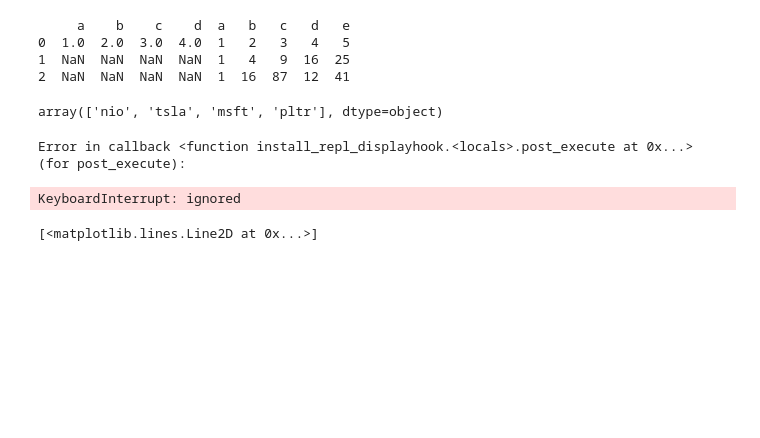
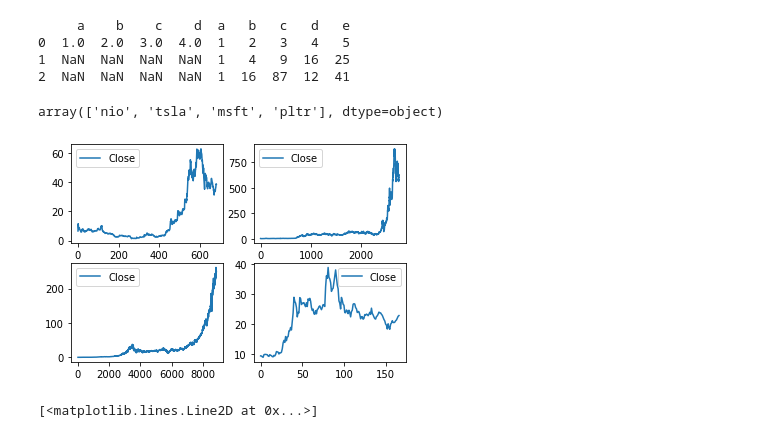
Before and after one commit to Konoko2004/TheProject, a Jupyter notebook: yFinance.ipynb, the cells around one changed output. Drawn from its saved outputs; the diff is of its cells as text; code cells hidden in the pictures; blank space fills up the shorter version.

```diff
--- a/yFinance.ipynb
+++ b/yFinance.ipynb
@@ -89,45 +90,38 @@ array(['nio', 'tsla', 'msft', 'pltr'], dtype=object)
 # %%
 
 
 #Store each ticker in a list with seperate index
 #so that we can plot each stock later on
 
 TickerDF = []
 stock_count = len(stockList['Ticker'].unique())
 for i in stockList['Ticker'].unique():
     TickerDF.append(stockList[stockList['Ticker'] ==i])
 
 #set plt figure axes
 df_counter = 0
 nrow = 2
 ncol = 2
 
 
 #create subplots
 # plt.subplots() is a function that returns a tuple containing a figure and axes object(s).
 # Thus when using fig, ax = plt.subplots() you unpack this tuple into the variables fig and ax.
 # fig, axes = plt.subplots  is more concise than using fig = plt.figure()
 
 fig, axes = plt.subplots(nrow, ncol)
 
+for i in range(nrow):
 
+    for j in range(ncol):
 
-for i in range(nrow):
-  for j in range(ncol):
-    if len(TickerDF) > df_counter:
-      # TickerDF[1][['Date','Close']].plot(ax=axes[i,j])
-      axes[i,j].plot(TickerDF[df_counter]['Date'],TickerDF[df_counter]['Close'])
-      df_counter += 1
+        if (len(TickerDF) > df_counter):
 
-# fig =plt.figure()
+            TickerDF[df_counter][['Date','Close']].plot(ax=axes[i,j])
 
-# axes1 = fig.add_subplot(2,2,1)
-# axes2 = fig.add_subplot(2,2,2)
-# axes3 = fig.add_subplot(2,2,3)
-# axes4 = fig.add_subplot(2,2,4)
+            df_counter += 1
 # %% [output]
-Error in callback <function install_repl_displayhook.<locals>.post_execute at 0x...> (for post_execute):
-KeyboardInterrupt: ignored
+[figure, added]
 # %%
 df_counter = 0
 nrow = 2
```
Also changed, not shown: parts of 3 cells of this notebook.
